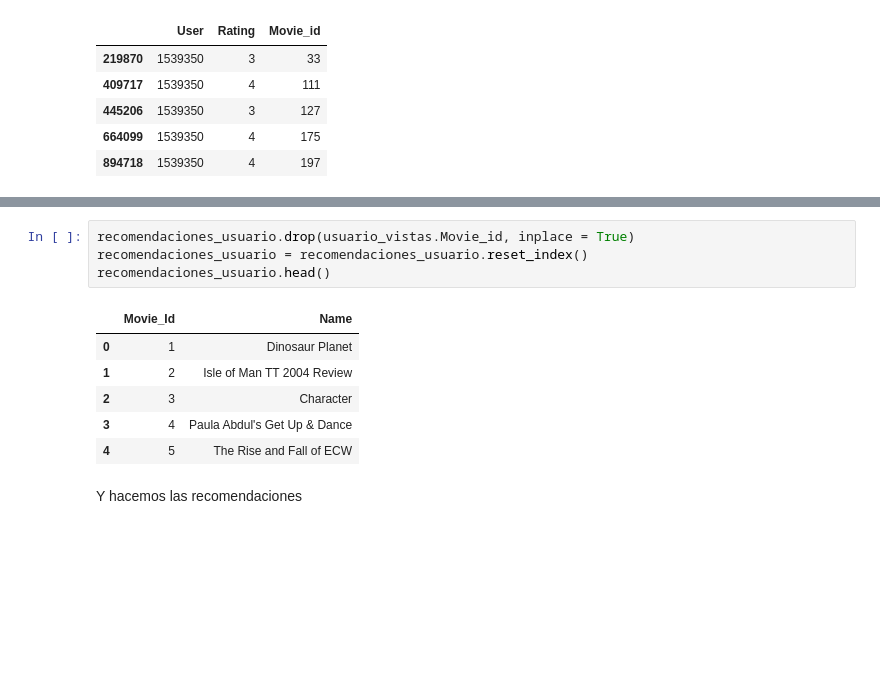
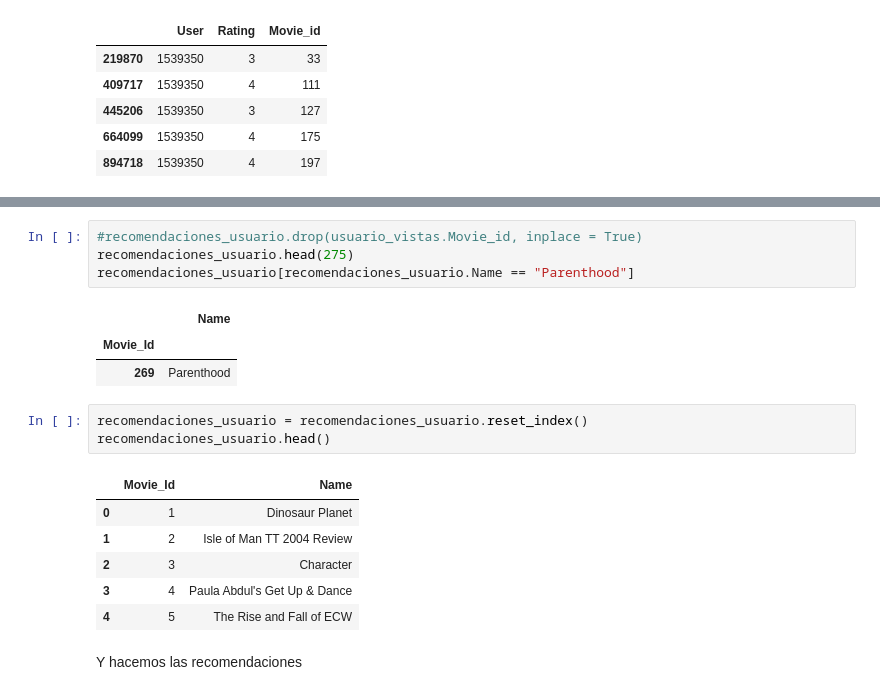
Before and after one commit to franpossetto/acamica-ds-spr3, a Jupyter notebook: DS_Bitácora_38_SR_SVD.ipynb, the cells around one changed output, grey strips where cells are left out. Saved outputs shown, nothing was run; the diff lists cells and outputs as text; blank space fills up the shorter version.

```diff
--- a/DS_Bitácora_38_SR_SVD.ipynb
+++ b/DS_Bitácora_38_SR_SVD.ipynb
@@ -180,14 +179,21 @@ usuario_vistas.head()
 # %%
-recomendaciones_usuario.drop(usuario_vistas.Movie_id, inplace = True)
-recomendaciones_usuario = recomendaciones_usuario.reset_index()
-recomendaciones_usuario.head()
+#recomendaciones_usuario.drop(usuario_vistas.Movie_id, inplace = True)
+recomendaciones_usuario.head(275)
+recomendaciones_usuario[recomendaciones_usuario.Name == "Parenthood"]
 # %% [output]
-|  | Movie_Id | Name |
-| 0 | 1 | Dinosaur Planet |
-| 1 | 2 | Isle of Man TT 2004 Review |
-| 2 | 3 | Character |
-| 3 | 4 | Paula Abdul's Get Up & Dance |
-| 4 | 5 | The Rise and Fall of ECW |
+|  | Name |
+| Movie_Id |  |
+| 269 | Parenthood |
+# %%
+recomendaciones_usuario = recomendaciones_usuario.reset_index()
+recomendaciones_usuario.head()
+# %% [output]
+|  | Movie_Id | Name |
+| 0 | 1 | Dinosaur Planet |
+| 1 | 2 | Isle of Man TT 2004 Review |
+| 2 | 3 | Character |
+| 3 | 4 | Paula Abdul's Get Up & Dance |
+| 4 | 5 | The Rise and Fall of ECW |
 # %% [markdown]
 Y hacemos las recomendaciones
 # %%
```
Also changed, not shown: parts of 18 cells of this notebook.
